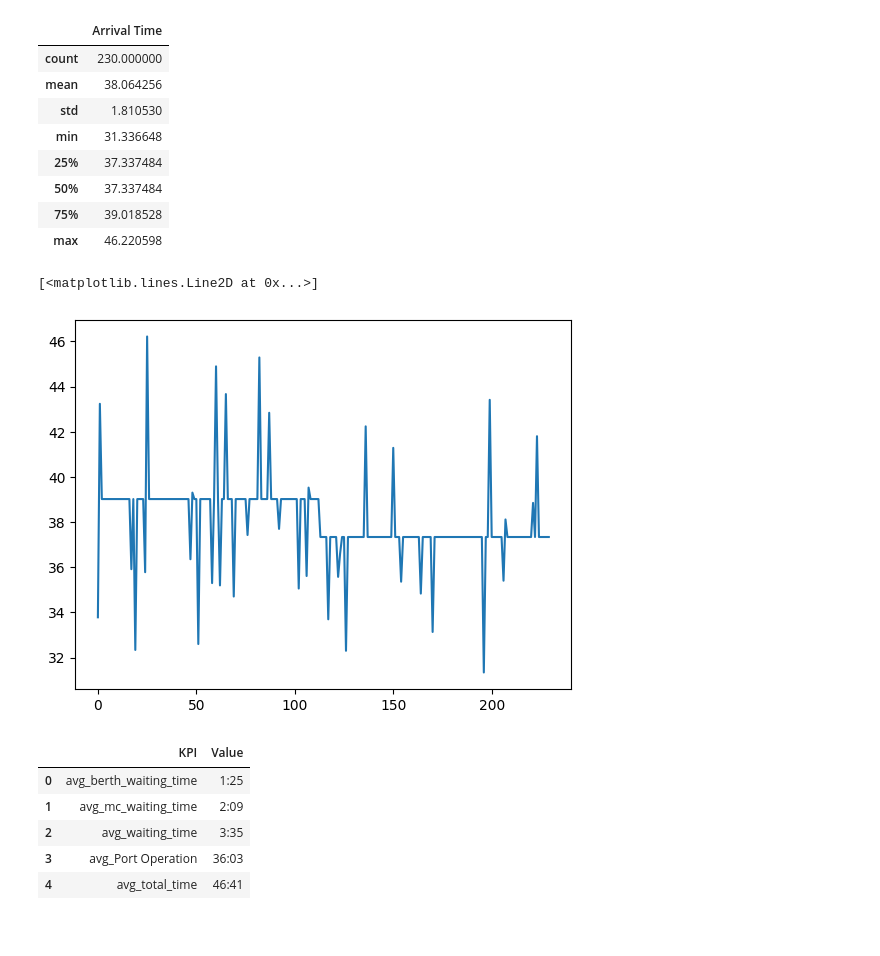
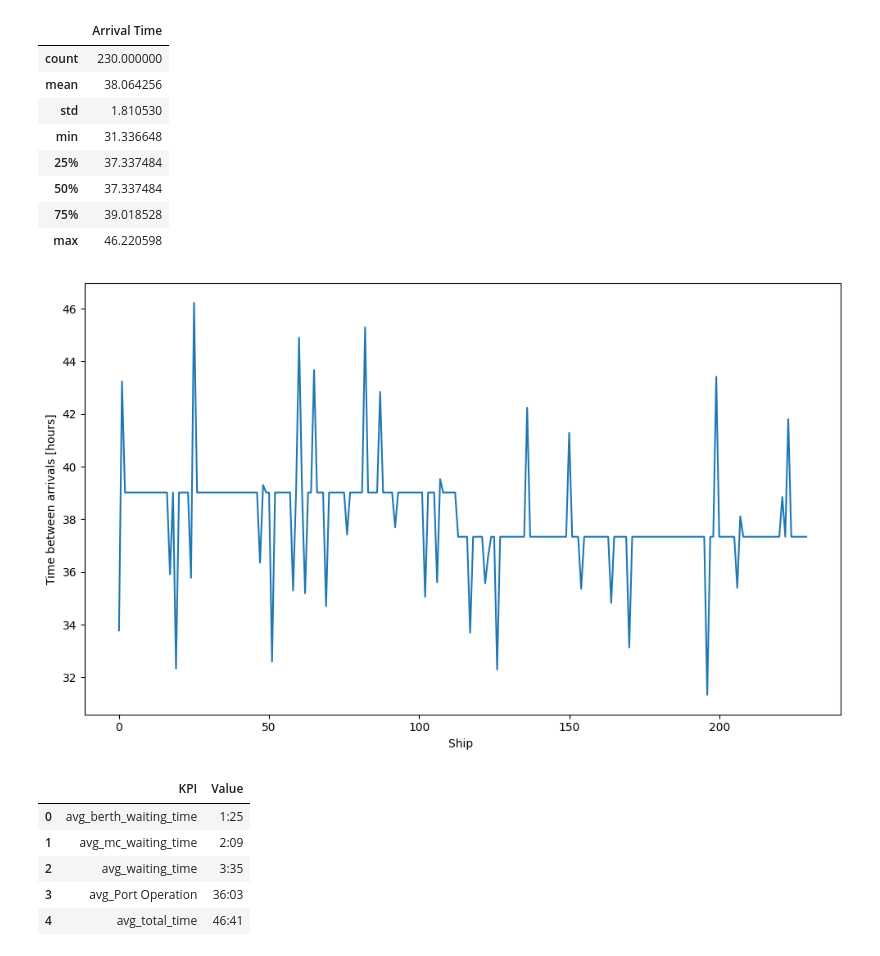
Before and after one commit to Mohammed-khlifi/port_trafic_simulation, a Jupyter notebook: DES.ipynb, the cells around one changed output. Drawn from its saved outputs; the diff is of its cells as text; code cells hidden in the pictures.

```diff
--- a/DES.ipynb
+++ b/DES.ipynb
@@ -888,11 +888,17 @@ Average Inter-Arrival Time: 38.06425562485701 hours
 | 50% | 37.337484 |
 | 75% | 39.018528 |
 | max | 46.220598 |
-# %%
-plt.plot(ATA)
-# %% [output]
-[<matplotlib.lines.Line2D at 0x...>]
-[figure, removed]
+# %%
+fig, ax = plt.subplots(1, 1, figsize=(10, 6))
+
+plt.plot(range(len(ATA)), ATA)
+plt.ylabel('Time between arrivals [hours]')
+plt.xlabel('Ship ')
+
+plt.tight_layout()
+plt.show()
+# %% [output]
+[figure, added]
 # %%
 AVG_Stats = stats.get_average_kpis()
 AVG_Stats = pd.DataFrame(AVG_Stats.items(), columns=['KPI', 'Value'])
```
Also changed, not shown: parts of 7 cells of this notebook, 1 other file.
